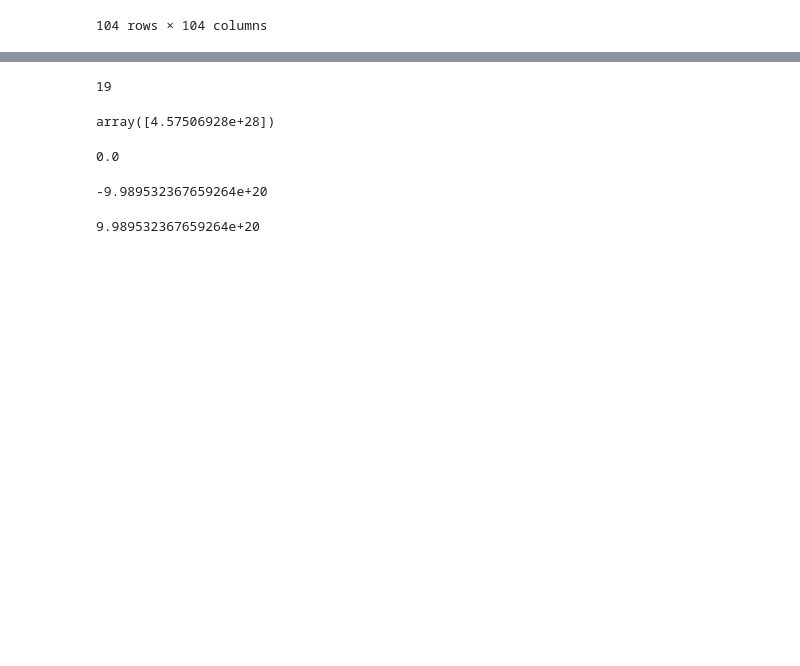
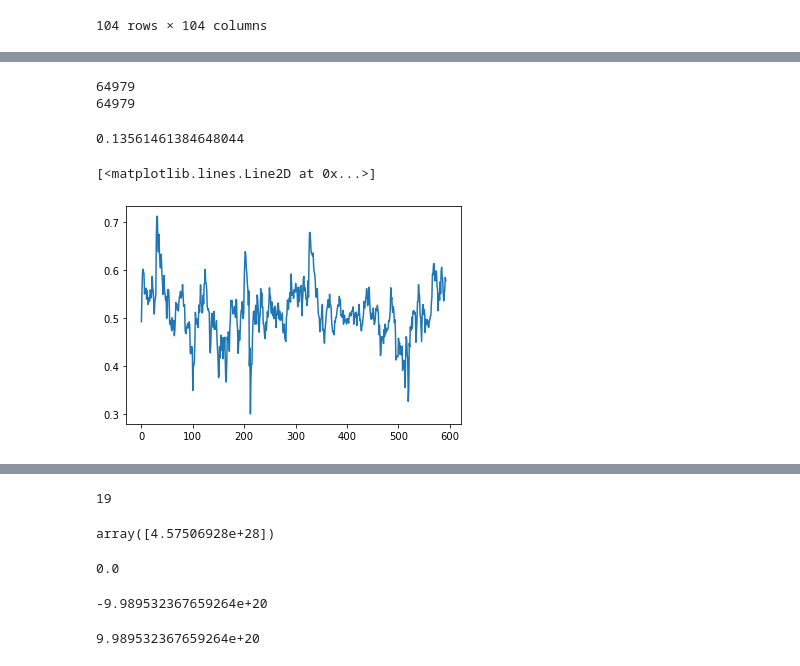
Before and after one commit to KINTEP/finance0, a Jupyter notebook: Untitled.ipynb, the cells around one changed output, grey strips where cells are left out. Saved outputs shown, nothing was run; the diff lists cells and outputs as text; code cells hidden in the pictures; blank space fills up the shorter version.

```diff
--- a/Untitled.ipynb
+++ b/Untitled.ipynb
@@ -352,0 +429,18 @@ for i in range(nino):
+# %%
+lab = get_tp(seq = list(newDeri[0]), wind = 11)
+# %%
+DdataF["label"] = lab
+#DdataF.replace([np.inf, -np.inf], np.nan, inplace = True)
+#DdataF.dropna(inplace = True)
+#Test_y = np.nan_to_num(DdataF)
+# %%
+print(len(DdataF.deri1))
+print(len(lab))
+# %% [output]
+64979
+64979
+# %%
+#plt.plot(lab[:100])
+y = DdataF.label
+x = DdataF.drop('label', axis = 1)
+x = np.nan_to_num(x)
@@ -352,0 +449,12 @@ for i in range(nino):
+# %%
+model = LinearRegression()
+model.fit(x, y)
+print(model.score(x, y))
+y_pred = model.predict(x)
+# %% [output]
+0.13561461384648044
+# %%
+plt.plot(y_pred[:593])
+# %% [output]
+[<matplotlib.lines.Line2D at 0x...>]
+[figure, added]
```
Also changed, not shown: parts of 33 cells of this notebook, 3 other files.
